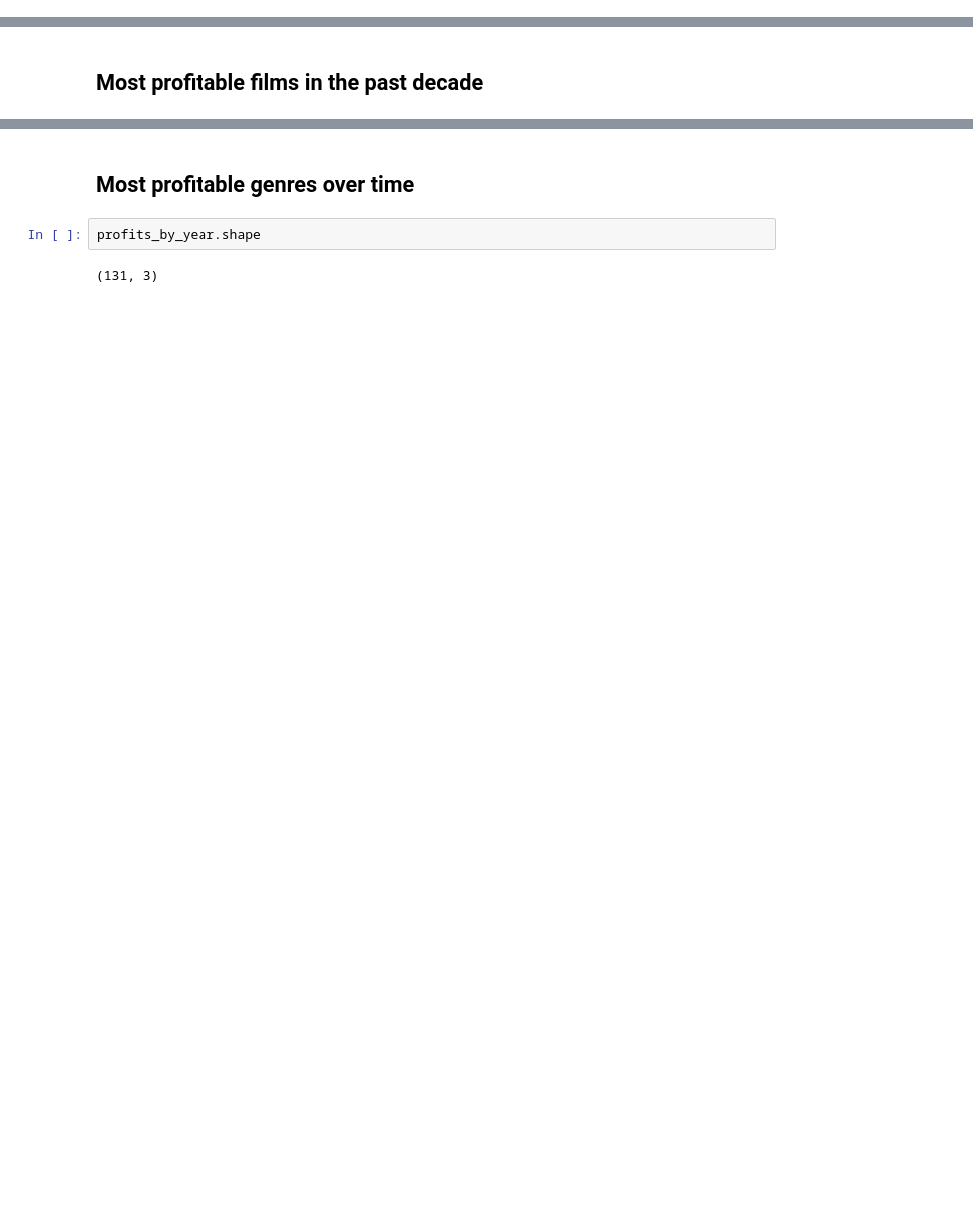
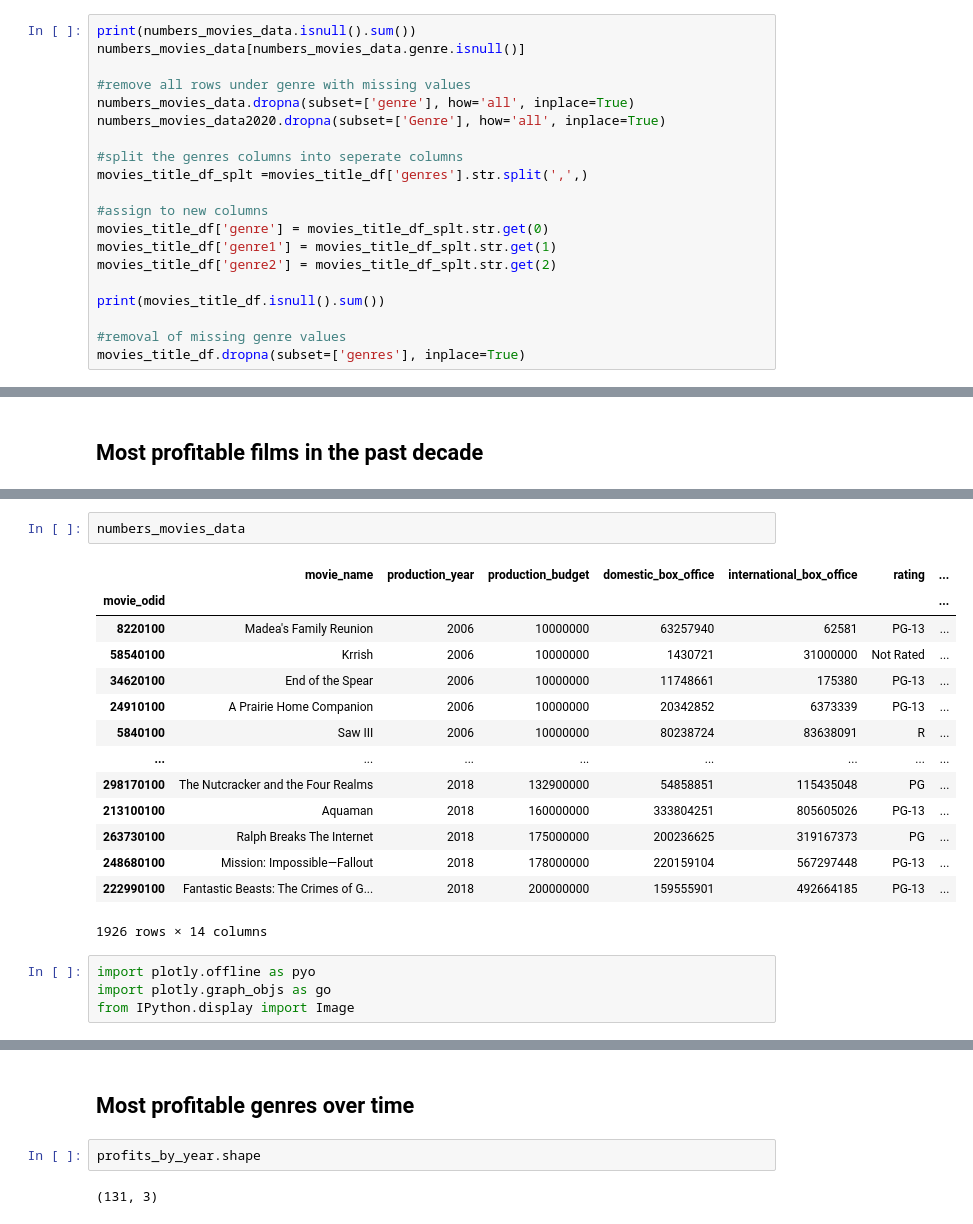
Before and after one commit to edejesus196/dsc-mod-1-project-v2-1-nyc01-dtsc-ft-080320, a Jupyter notebook: student.ipynb, the cells around one changed output, grey strips where cells are left out. Saved outputs shown, nothing was run; the diff lists cells and outputs as text; blank space fills up the shorter version.

```diff
--- a/student.ipynb
+++ b/student.ipynb
@@ -52,2 +87,22 @@ None
 # %% [markdown]
 ## Data cleaning
+# %%
+print(numbers_movies_data.isnull().sum())
+numbers_movies_data[numbers_movies_data.genre.isnull()]
+
+#remove all rows under genre with missing values
+numbers_movies_data.dropna(subset=['genre'], how='all', inplace=True)
+numbers_movies_data2020.dropna(subset=['Genre'], how='all', inplace=True)
+
+#split the genres columns into seperate columns
+movies_title_df_splt =movies_title_df['genres'].str.split(',',)
+
+#assign to new columns
+movies_title_df['genre'] = movies_title_df_splt.str.get(0)
+movies_title_df['genre1'] = movies_title_df_splt.str.get(1)
+movies_title_df['genre2'] = movies_title_df_splt.str.get(2)
+
+print(movies_title_df.isnull().sum())
+
+#removal of missing genre values
+movies_title_df.dropna(subset=['genres'], inplace=True)
@@ -92,0 +129,21 @@ Name: profits, dtype: int64
+# %%
+numbers_movies_data
+# %% [output]
+|  | movie_name | production_year | production_budget | domestic_box_office | international_box_office | rating | ... |
+| movie_odid |  |  |  |  |  |  | ... |
+| 8220100 | Madea's Family Reunion | 2006 | 10000000 | 63257940 | 62581 | PG-13 | ... |
+| 58540100 | Krrish | 2006 | 10000000 | 1430721 | 31000000 | Not Rated | ... |
+| 34620100 | End of the Spear | 2006 | 10000000 | 11748661 | 175380 | PG-13 | ... |
+| 24910100 | A Prairie Home Companion | 2006 | 10000000 | 20342852 | 6373339 | PG-13 | ... |
+| 5840100 | Saw III | 2006 | 10000000 | 80238724 | 83638091 | R | ... |
+| ... | ... | ... | ... | ... | ... | ... | ... |
+| 298170100 | The Nutcracker and the Four Realms | 2018 | 132900000 | 54858851 | 115435048 | PG | ... |
+| 213100100 | Aquaman | 2018 | 160000000 | 333804251 | 805605026 | PG-13 | ... |
+| 263730100 | Ralph Breaks The Internet | 2018 | 175000000 | 200236625 | 319167373 | PG | ... |
+| 248680100 | Mission: Impossible—Fallout | 2018 | 178000000 | 220159104 | 567297448 | PG-13 | ... |
+| 222990100 | Fantastic Beasts: The Crimes of G... | 2018 | 200000000 | 159555901 | 492664185 | PG-13 | ... |
+1926 rows × 14 columns
+# %%
+import plotly.offline as pyo
+import plotly.graph_objs as go
+from IPython.display import Image
```
Also changed, not shown: parts of 16 cells of this notebook, 3 other files.
